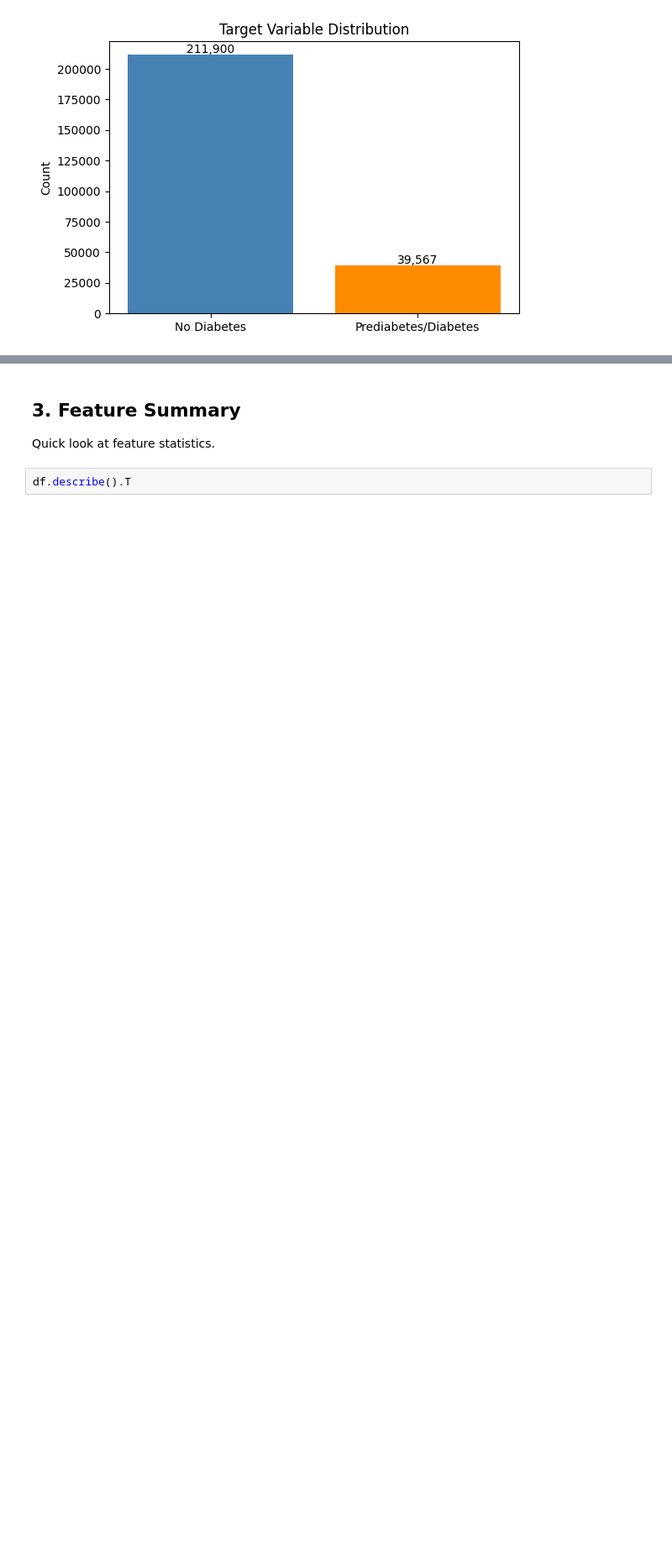
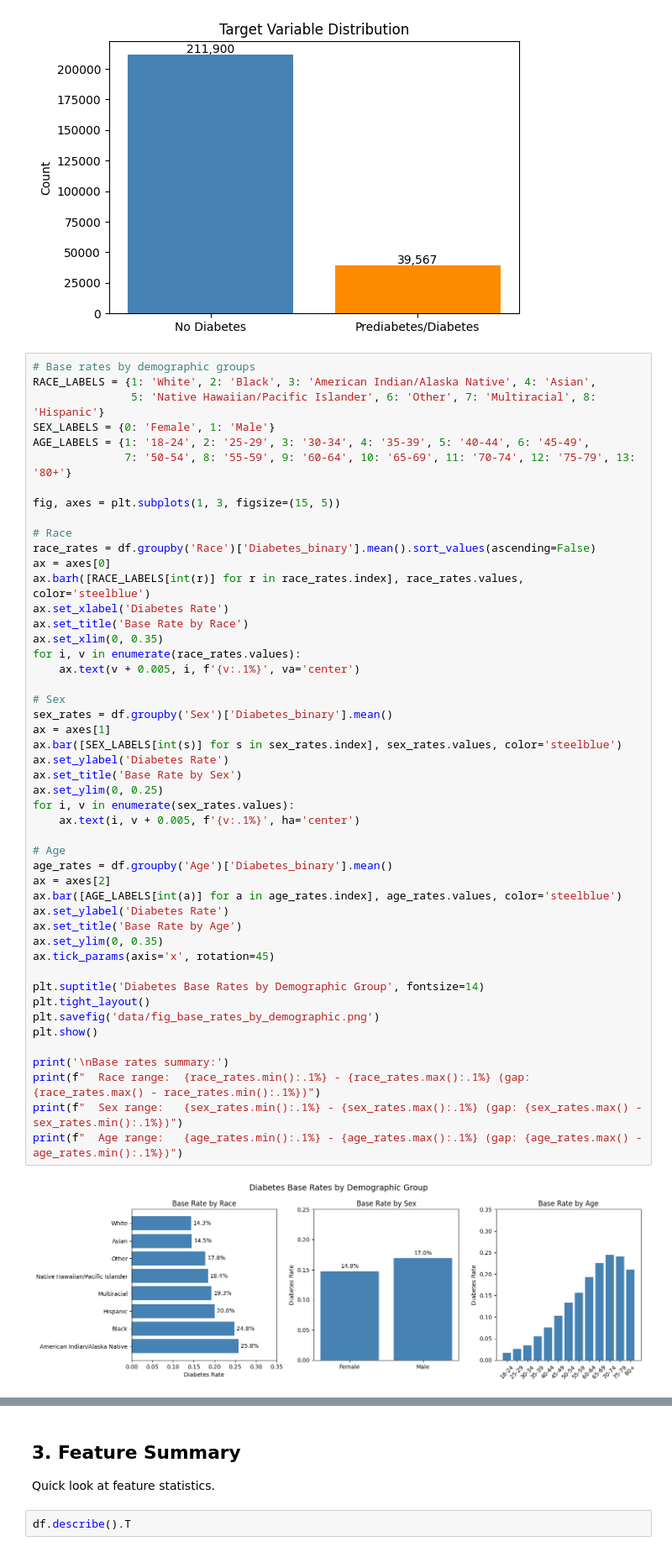
Before and after one commit to G-Farrell/ML-course-project, a Jupyter notebook: eda_and_preprocessing.ipynb, the cells around one changed output, grey strips where cells are left out. Shown at 84% size. Saved outputs shown, nothing was run; the diff lists cells and outputs as text; blank space fills up the shorter version.

```diff
--- a/eda_and_preprocessing.ipynb
+++ b/eda_and_preprocessing.ipynb
@@ -69,3 +69,53 @@ plt.savefig('data/fig_class_distribution.png')
 plt.show()
 # %% [output]
 [figure]
+# %%
+# Base rates by demographic groups
+RACE_LABELS = {1: 'White', 2: 'Black', 3: 'American Indian/Alaska Native', 4: 'Asian',
+               5: 'Native Hawaiian/Pacific Islander', 6: 'Other', 7: 'Multiracial', 8: 'Hispanic'}
+SEX_LABELS = {0: 'Female', 1: 'Male'}
+AGE_LABELS = {1: '18-24', 2: '25-29', 3: '30-34', 4: '35-39', 5: '40-44', 6: '45-49',
+              7: '50-54', 8: '55-59', 9: '60-64', 10: '65-69', 11: '70-74', 12: '75-79', 13: '80+'}
+
+fig, axes = plt.subplots(1, 3, figsize=(15, 5))
+
+# Race
+race_rates = df.groupby('Race')['Diabetes_binary'].mean().sort_values(ascending=False)
+ax = axes[0]
+ax.barh([RACE_LABELS[int(r)] for r in race_rates.index], race_rates.values, color='steelblue')
+ax.set_xlabel('Diabetes Rate')
+ax.set_title('Base Rate by Race')
+ax.set_xlim(0, 0.35)
+for i, v in enumerate(race_rates.values):
+    ax.text(v + 0.005, i, f'{v:.1%}', va='center')
+
+# Sex
+sex_rates = df.groupby('Sex')['Diabetes_binary'].mean()
+ax = axes[1]
+ax.bar([SEX_LABELS[int(s)] for s in sex_rates.index], sex_rates.values, color='steelblue')
+ax.set_ylabel('Diabetes Rate')
+ax.set_title('Base Rate by Sex')
+ax.set_ylim(0, 0.25)
+for i, v in enumerate(sex_rates.values):
+    ax.text(i, v + 0.005, f'{v:.1%}', ha='center')
+
+# Age
+age_rates = df.groupby('Age')['Diabetes_binary'].mean()
+ax = axes[2]
+ax.bar([AGE_LABELS[int(a)] for a in age_rates.index], age_rates.values, color='steelblue')
+ax.set_ylabel('Diabetes Rate')
+ax.set_title('Base Rate by Age')
+ax.set_ylim(0, 0.35)
+ax.tick_params(axis='x', rotation=45)
+
+plt.suptitle('Diabetes Base Rates by Demographic Group', fontsize=14)
+plt.tight_layout()
+plt.savefig('data/fig_base_rates_by_demographic.png')
+plt.show()
+
+print('\nBase rates summary:')
+print(f"  Race range:  {race_rates.min():.1%} - {race_rates.max():.1%} (gap: {race_rates.max() - race_rates.min():.1%})")
+print(f"  Sex range:   {sex_rates.min():.1%} - {sex_rates.max():.1%} (gap: {sex_rates.max() - sex_rates.min():.1%})")
+print(f"  Age range:   {age_rates.min():.1%} - {age_rates.max():.1%} (gap: {age_rates.max() - age_rates.min():.1%})")
+# %% [output]
+[figure, added]
```
Also changed, not shown: parts of 1 cell of this notebook, 2 other files.
